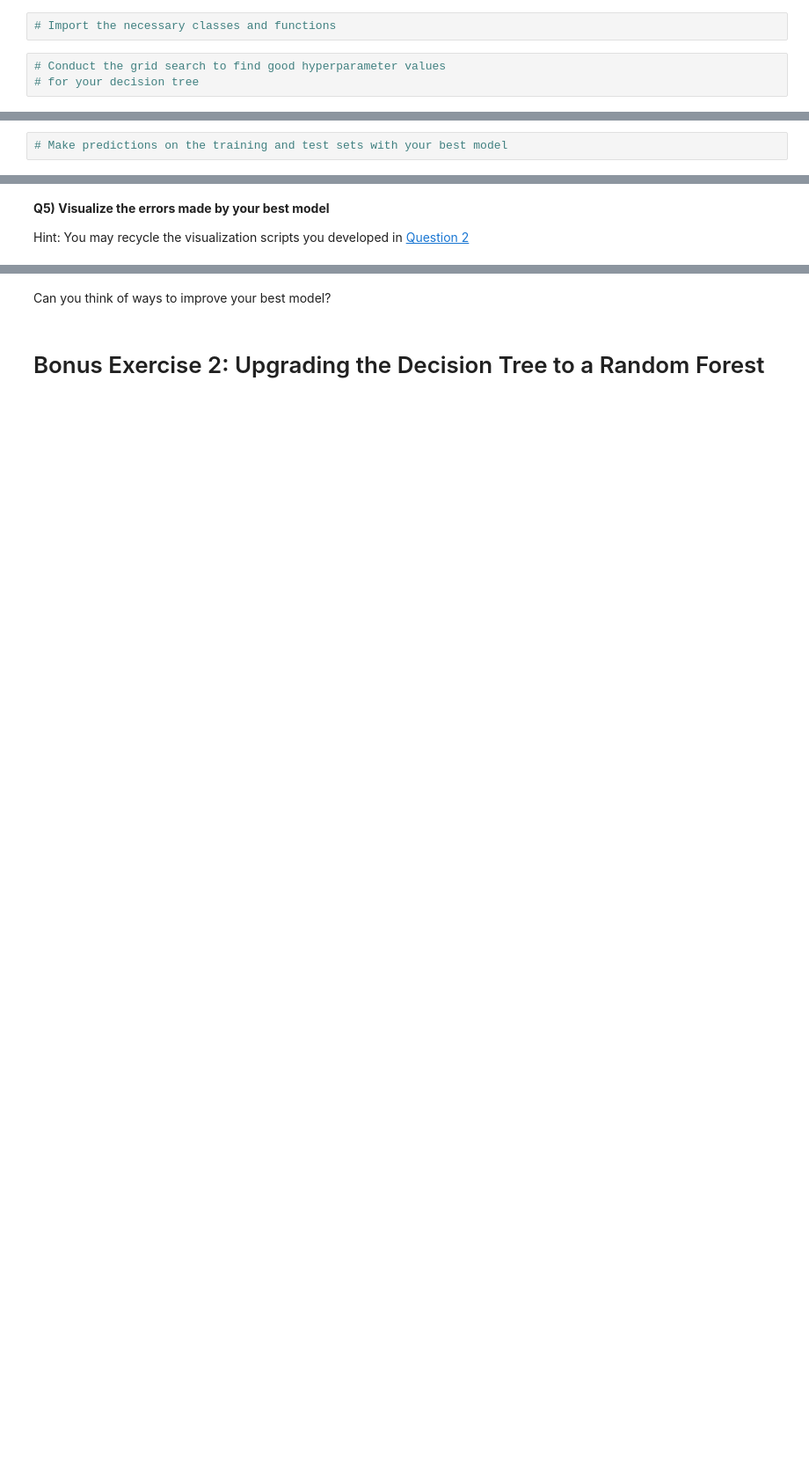
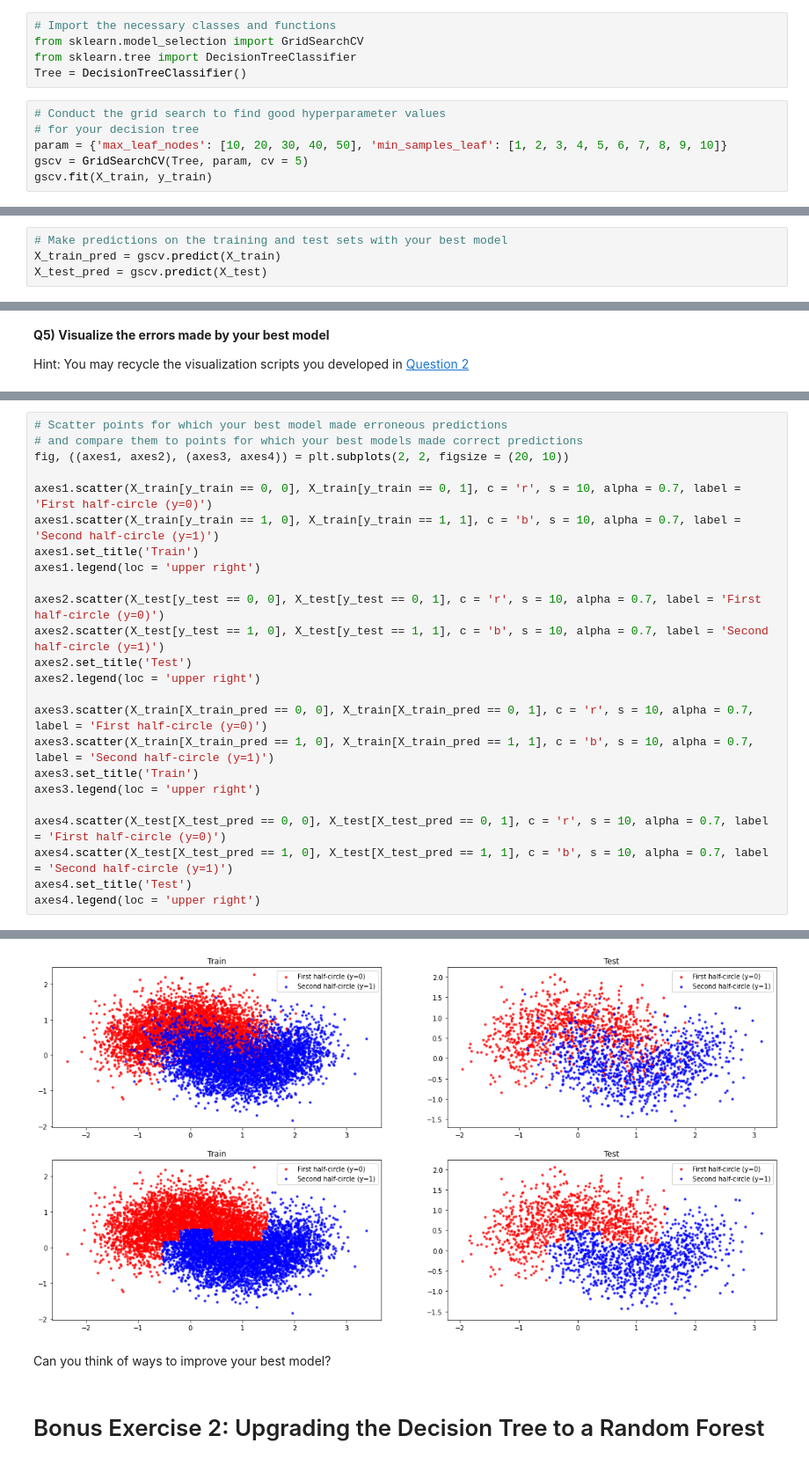
Before and after one commit to AlePol27/2022_ML_Earth_Env_Sci, a Jupyter notebook: Lab_Notebooks/S3_2_Decision_Trees.ipynb, the cells around one changed output, grey strips where cells are left out. Shown at 88% size. Cells and saved outputs as stored; diff of their text form; blank space fills up the shorter version.

```diff
--- a/Lab_Notebooks/S3_2_Decision_Trees.ipynb
+++ b/Lab_Notebooks/S3_2_Decision_Trees.ipynb
@@ -47,6 +62,12 @@ Hint 2: If you choose to train a [`DecisionTreeClassifier`](https://scikit-learn
 <a name="Q3"></a>
 # %%
 # Import the necessary classes and functions
+from sklearn.model_selection import GridSearchCV
+from sklearn.tree import DecisionTreeClassifier
+Tree = DecisionTreeClassifier()
 # %%
 # Conduct the grid search to find good hyperparameter values
 # for your decision tree
+param = {'max_leaf_nodes': [10, 20, 30, 40, 50], 'min_samples_leaf': [1, 2, 3, 4, 5, 6, 7, 8, 9, 10]}
+gscv = GridSearchCV(Tree, param, cv = 5)
+gscv.fit(X_train, y_train)
@@ -61,5 +89,7 @@ Hint 1: [`GridSearchCV`](https://scikit-learn.org/stable/modules/generated/sklea
 Hint 2: Using the [accuracy classification score](https://scikit-learn.org/stable/modules/generated/sklearn.metrics.accuracy_score.html), you should find an accuracy of $\approx$85% on the test set.
 # %%
 # Make predictions on the training and test sets with your best model
+X_train_pred = gscv.predict(X_train)
+X_test_pred = gscv.predict(X_test)
 # %%
 # Calculate the accuracy of the best model over the training and test sets
@@ -72,0 +104,25 @@ Hint: You may recycle the visualization scripts you developed in [Question 2](#Q
+# %%
+# Scatter points for which your best model made erroneous predictions
+# and compare them to points for which your best models made correct predictions
+fig, ((axes1, axes2), (axes3, axes4)) = plt.subplots(2, 2, figsize = (20, 10))
+
+axes1.scatter(X_train[y_train == 0, 0], X_train[y_train == 0, 1], c = 'r', s = 10, alpha = 0.7, label = 'First half-circle (y=0)')
+axes1.scatter(X_train[y_train == 1, 0], X_train[y_train == 1, 1], c = 'b', s = 10, alpha = 0.7, label = 'Second half-circle (y=1)')
+axes1.set_title('Train')
+axes1.legend(loc = 'upper right')
+
+axes2.scatter(X_test[y_test == 0, 0], X_test[y_test == 0, 1], c = 'r', s = 10, alpha = 0.7, label = 'First half-circle (y=0)')
+axes2.scatter(X_test[y_test == 1, 0], X_test[y_test == 1, 1], c = 'b', s = 10, alpha = 0.7, label = 'Second half-circle (y=1)')
+axes2.set_title('Test')
+axes2.legend(loc = 'upper right')
+
+axes3.scatter(X_train[X_train_pred == 0, 0], X_train[X_train_pred == 0, 1], c = 'r', s = 10, alpha = 0.7, label = 'First half-circle (y=0)')
+axes3.scatter(X_train[X_train_pred == 1, 0], X_train[X_train_pred == 1, 1], c = 'b', s = 10, alpha = 0.7, label = 'Second half-circle (y=1)')
+axes3.set_title('Train')
+axes3.legend(loc = 'upper right')
+
+axes4.scatter(X_test[X_test_pred == 0, 0], X_test[X_test_pred == 0, 1], c = 'r', s = 10, alpha = 0.7, label = 'First half-circle (y=0)')
+axes4.scatter(X_test[X_test_pred == 1, 0], X_test[X_test_pred == 1, 1], c = 'b', s = 10, alpha = 0.7, label = 'Second half-circle (y=1)')
+axes4.set_title('Test')
+axes4.legend(loc = 'upper right')
+# %% [output]
@@ -73,3 +130,4 @@ Hint: You may recycle the visualization scripts you developed in [Question 2](#Q
+[figure, added]
 # %% [markdown]
 Can you think of ways to improve your best model?
 # %% [markdown]
```
Also changed, not shown: parts of 8 cells of this notebook.
